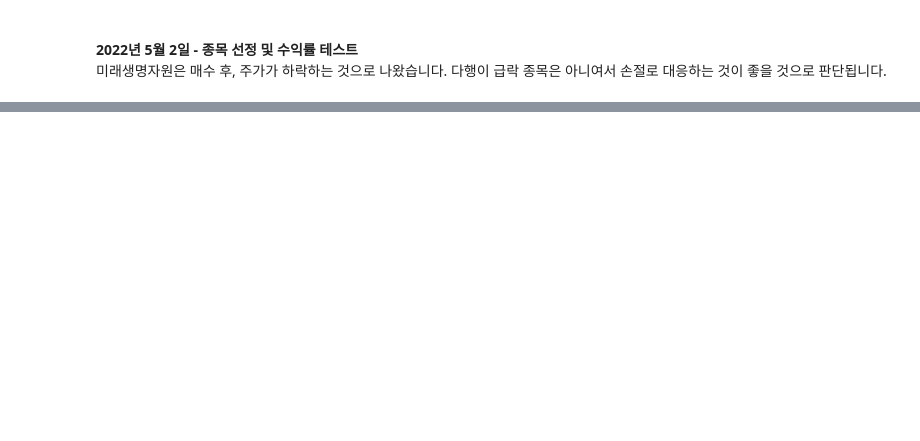
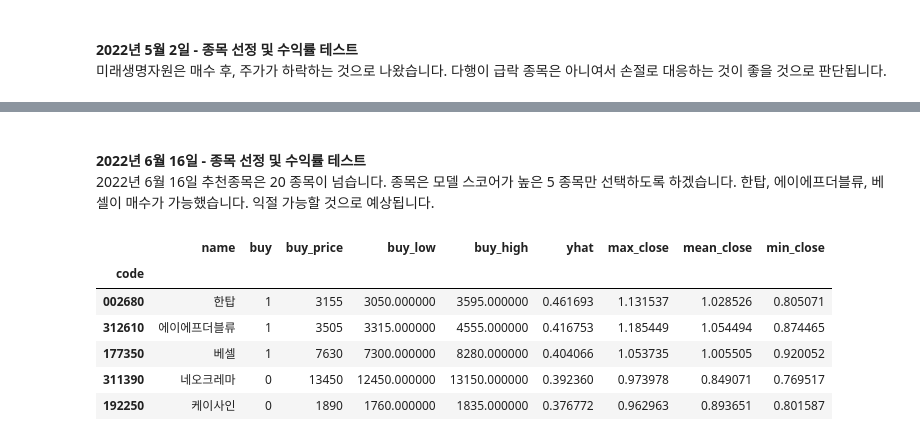
Before and after one commit to occam-KHS/JupyterBook, a Jupyter notebook: _sources/chapter6/6.1.2_Stock_Selection_Function.ipynb, the cells around one changed output, grey strips where cells are left out. Drawn from its saved outputs; the diff is of its cells as text; code cells hidden in the pictures; blank space fills up the shorter version.

```diff
--- a/_sources/chapter6/6.1.2_Stock_Selection_Function.ipynb
+++ b/_sources/chapter6/6.1.2_Stock_Selection_Function.ipynb
@@ -274,0 +270,18 @@ results.sort_values(by='buy').style.set_table_attributes('style="font-size: 12px
+# %% [markdown]
+<br> **2022년 6월 16일 - 종목 선정 및 수익률 테스트**
+2022년 6월 16일 추천종목은 20 종목이 넘습니다. 종목은 모델 스코어가 높은 5 종목만 선택하도록 하겠습니다. 한탑, 에이에프더블류, 베셀이 매수가 가능했습니다. 익절 가능할 것으로 예상됩니다.
+# %%
+select_tops = select_stocks('2022-06-16')
+
+if select_tops is not None:
+    results = outcome_tops(select_tops, '2022-06-16', '2022-06-23') # 5 영업일 (6월 6일 현충일)
+
+results.sort_values(by=['buy','yhat'], ascending=False).head(5).style.set_table_attributes('style="font-size: 12px"')
+# %% [output]
+|  | name | buy | buy_price | buy_low | buy_high | yhat | max_close | mean_close | min_close |
+| code |  |  |  |  |  |  |  |  |  |
+| 002680 | 한탑 | 1 | 3155 | 3050.000000 | 3595.000000 | 0.461693 | 1.131537 | 1.028526 | 0.805071 |
+| 312610 | 에이에프더블류 | 1 | 3505 | 3315.000000 | 4555.000000 | 0.416753 | 1.185449 | 1.054494 | 0.874465 |
+| 177350 | 베셀 | 1 | 7630 | 7300.000000 | 8280.000000 | 0.404066 | 1.053735 | 1.005505 | 0.920052 |
+| 311390 | 네오크레마 | 0 | 13450 | 12450.000000 | 13150.000000 | 0.392360 | 0.973978 | 0.849071 | 0.769517 |
+| 192250 | 케이사인 | 0 | 1890 | 1760.000000 | 1835.000000 | 0.376772 | 0.962963 | 0.893651 | 0.801587 |
```
Also changed, not shown: parts of 16 cells of this notebook, 11 other files.
